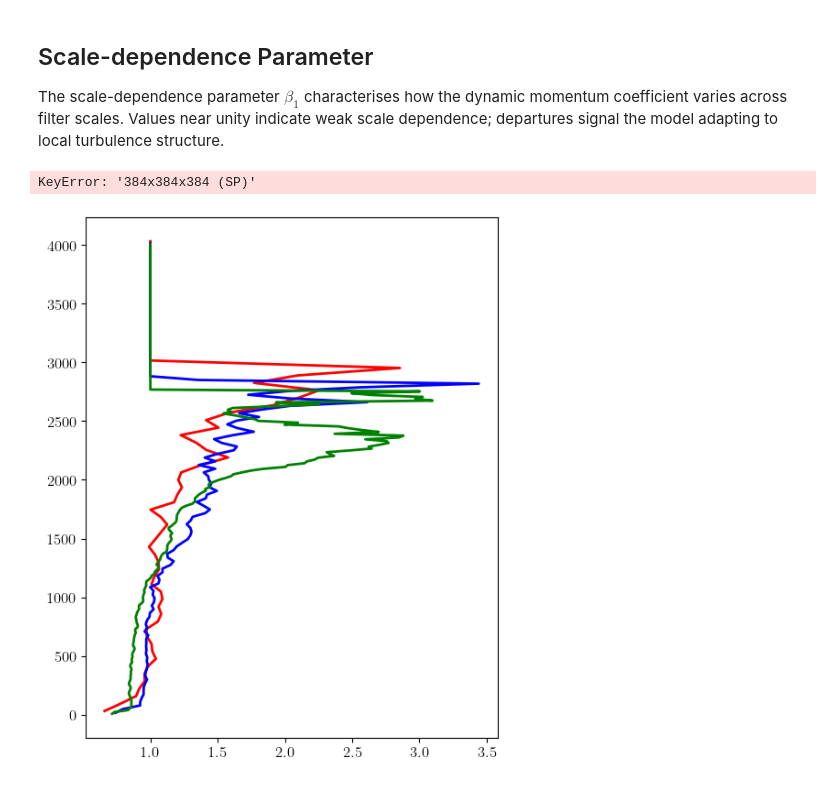
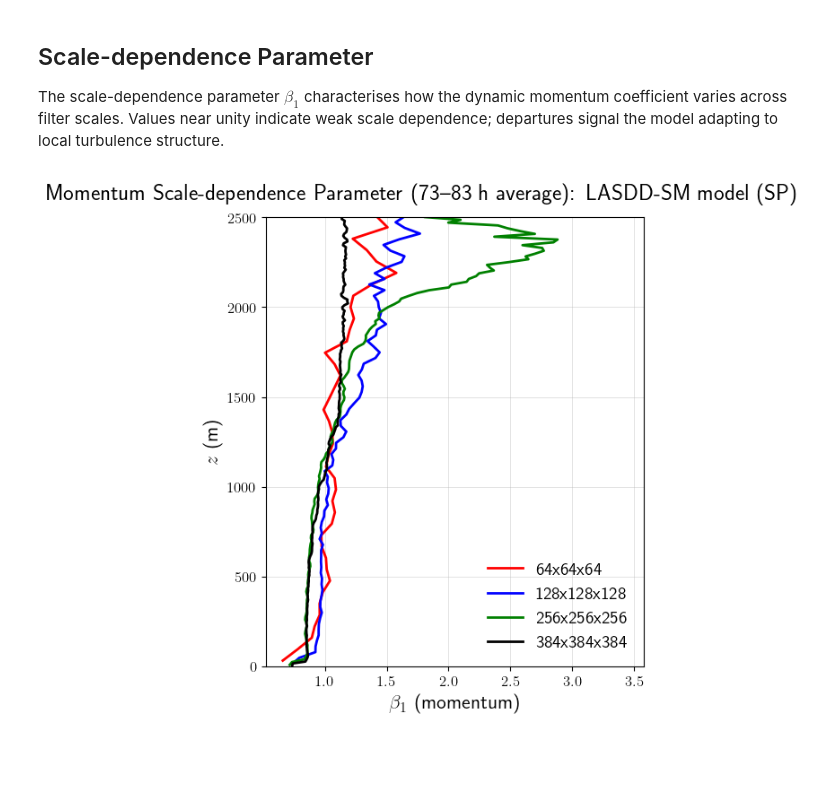
Before and after one commit to Sukantabasu/jax-alfa, a Jupyter notebook: docs/source/examples/NBL_A94/notebooks/NBL_A94_SGSCoefficients.ipynb, the cells around one changed output. Saved outputs shown, nothing was run; the diff lists cells and outputs as text; code cells hidden in the pictures; blank space fills up the shorter version.

```diff
--- a/docs/source/examples/NBL_A94/notebooks/NBL_A94_SGSCoefficients.ipynb
+++ b/docs/source/examples/NBL_A94/notebooks/NBL_A94_SGSCoefficients.ipynb
@@ -254,23 +254,22 @@ The scale-dependence parameter $\beta_1$ characterises how the dynamic momentum
 # %%
 fig, ax = plt.subplots(figsize=(5, 6), constrained_layout=True)
 
 for lbl, B1, z in [
     ('64x64x64',    B1_avg_1, z_1),
     ('128x128x128', B1_avg_2, z_2),
     ('256x256x256', B1_avg_3, z_3),
-    ('384x384x384 (SP)', B1_avg_4, z_4),
+    ('384x384x384', B1_avg_4, z_4),
 ]:
     style = run_styles[lbl]
     ax.plot(B1, z, color=style['color'], linestyle=style['linestyle'], linewidth=2, label=lbl)
 
 ax.set_xlabel(r"$\beta_1$ (momentum)")
 ax.set_ylabel(r"$z$ (m)")
 ax.set_ylim(0, z_damping)
 ax.grid()
 ax.legend(frameon=False)
 
 fig.suptitle(f"Momentum Scale-dependence Parameter (73--83 h average): {sgs_names[optSGS]} model ({optPrecision})", fontsize=18)
 plt.show()
 # %% [output]
-KeyError: '384x384x384 (SP)'
-[figure, old version]
+[figure, new version]
```
